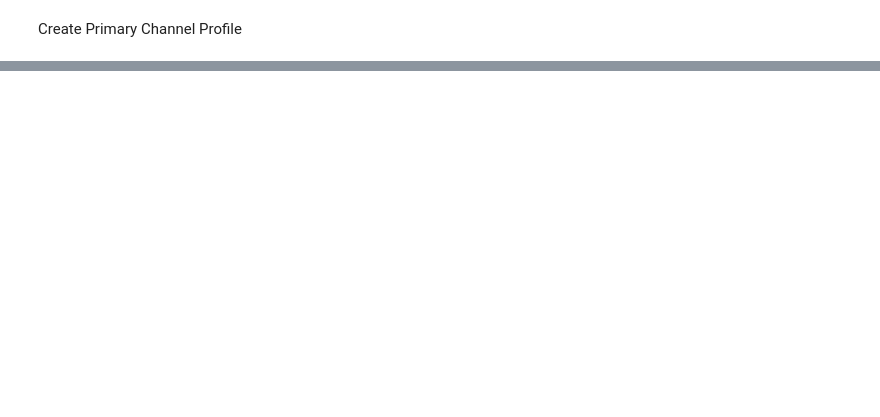
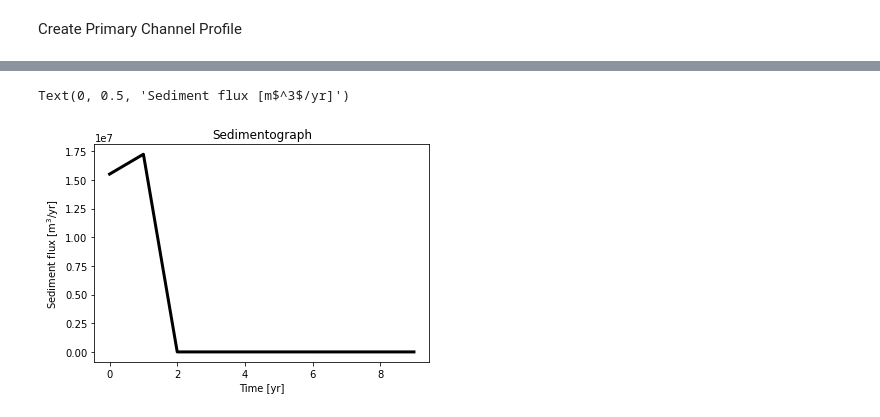
Before and after one commit to gsb223/landlabwork, a Jupyter notebook: testing_code/sampleDEM_SPACE.ipynb, the cells around one changed output, grey strips where cells are left out. Saved outputs shown, nothing was run; the diff lists cells and outputs as text; code cells hidden in the pictures; blank space fills up the shorter version.

```diff
--- a/testing_code/sampleDEM_SPACE.ipynb
+++ b/testing_code/sampleDEM_SPACE.ipynb
@@ -121,0 +191,17 @@ Create Primary Channel Profile
+# %%
+#Instantiate figure as an empty plot
+fig = plt.figure()
+
+#Instantiate subplot as an empty plot
+sedfluxplot = plt.subplot()
+
+#Creates the information in the graph with the runtim values from 0 to the end of the run_time , and the sed_flux array creates while the model was running
+sedfluxplot.plot(np.arange(run_time),sed_flux, color = 'k', linewidth = 3)
+
+#Add axis labels to the plot
+sedfluxplot.set_title('Sedimentograph') #title
+sedfluxplot.set_xlabel('Time [yr]') #x axis label
+sedfluxplot.set_ylabel(r'Sediment flux [m$^3$/yr]') #y axis label
+# %% [output]
+Text(0, 0.5, 'Sediment flux [m$^3$/yr]')
+[figure, added]
```
Also changed, not shown: parts of 9 cells of this notebook.
